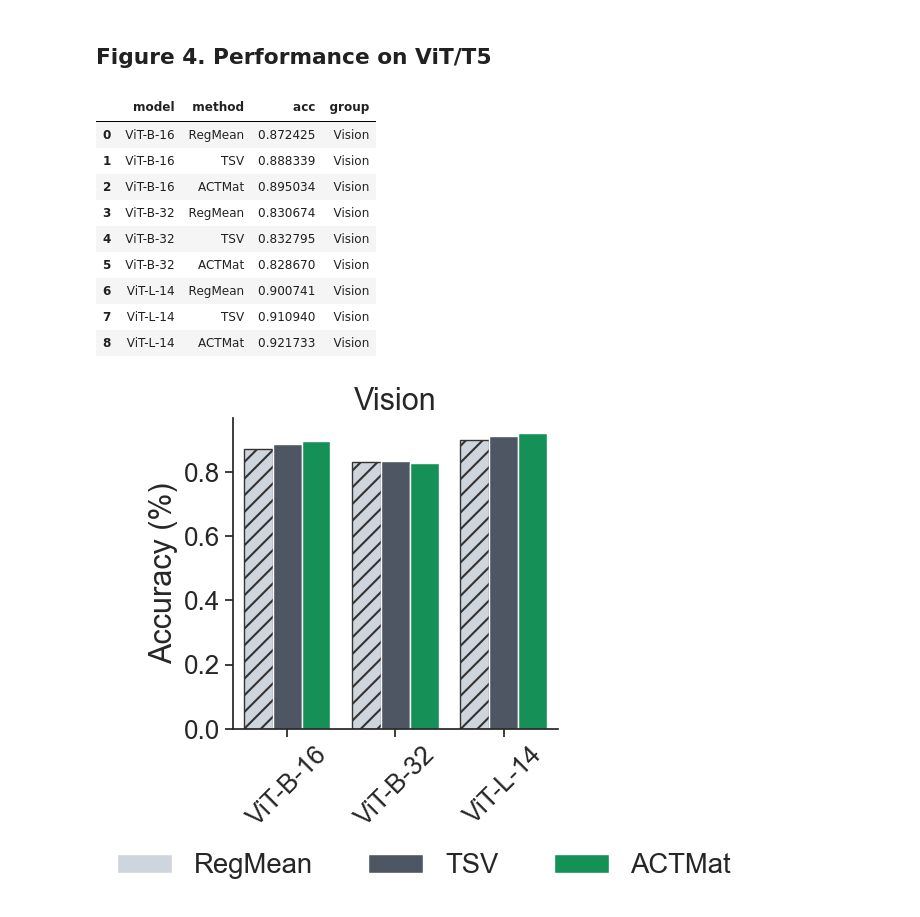
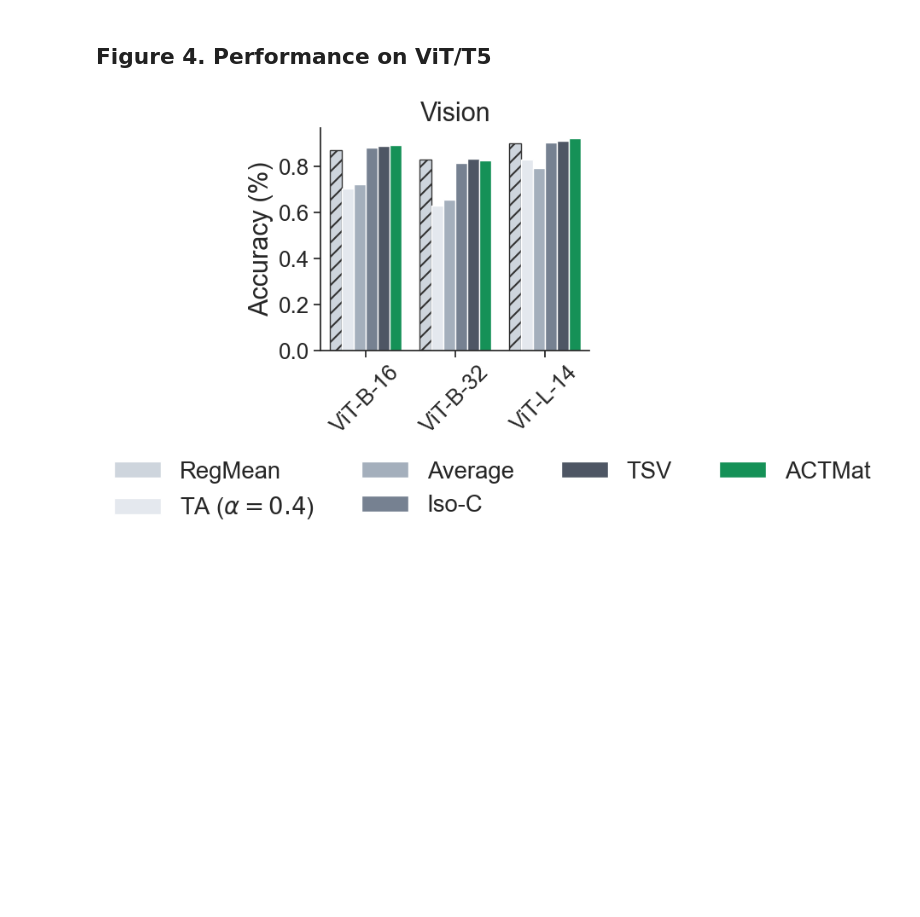
Before and after one commit to marawangamal/eigcov, a Jupyter notebook: notebooks/analysis-v2.ipynb, the cells around one changed output. Saved outputs shown, nothing was run; the diff lists cells and outputs as text; code cells hidden in the pictures; blank space fills up the shorter version.

```diff
--- a/notebooks/analysis-v2.ipynb
+++ b/notebooks/analysis-v2.ipynb
@@ -54,7 +54,7 @@ method_to_method = {
     "experts": "Experts",
     "regmean": "RegMean",
     "sum04": "TA ($\\alpha=0.4$)",
-    "mean": "Mean",
+    "mean": "Average",
     "isoc": "Iso-C",
     "tsv": "TSV",
     "eigcov": "ACTMat",
@@ -67,7 +67,7 @@ method_to_color = {
     "KNOTS-Iso-C": "#718096",
     "Average": "#A0AEC0",
     "RegMean": "#CBD5E0",
-    "TA": "#E2E8F0",
+    "TA ($\\alpha=0.4$)": "#E2E8F0",
 }
 
 method_to_hatch = {
@@ -75,7 +75,7 @@ method_to_hatch = {
     "TSV": None,
     "TA": "//",
     "RegMean": "//",
-    "Sum04": None,
+    "TA ($\\alpha=0.4$)": None,
     "Mean": None,
     "Iso-C": None,
     "KNOTS-Iso-C": None,
@@ -105,43 +105,33 @@ for model in models:
 
 df = pd.DataFrame(rows)
 df["group"] = df["model"].map(lambda x: model_to_group[x])
 df["method"] = df["method"].map(lambda x: method_to_method[x])
-display(df)
+# display(df)
 g = sns.catplot(
     data=df,
     x="model",
     hue="method",
     y="acc",
     col="group",
     kind="bar",
     palette=method_to_color,
 )
 # Formatting.
 g.set_axis_labels("", "Accuracy (%)")
 g.set_xticklabels(rotation=45)
 g.set_titles("{col_name}", fontsize=BASE_FONTSIZE)
 
 # Legend.
 g._legend.remove()
 g.fig.legend(
     *g.axes.flat[0].get_legend_handles_labels(),
     loc="lower center",
     ncol=4,
     bbox_to_anchor=(0.5, -0.1),
     title="",
     frameon=False,
 )
-g.fig.subplots_adjust(bottom=0.25)
+g.fig.subplots_adjust(bottom=0.35)
 apply_hatches(g, method_to_hatch)
 # %% [output]
-|  | model | method | acc | group |
-| 0 | ViT-B-16 | RegMean | 0.872425 | Vision |
-| 1 | ViT-B-16 | TSV | 0.888339 | Vision |
-| 2 | ViT-B-16 | ACTMat | 0.895034 | Vision |
-| 3 | ViT-B-32 | RegMean | 0.830674 | Vision |
-| 4 | ViT-B-32 | TSV | 0.832795 | Vision |
-| 5 | ViT-B-32 | ACTMat | 0.828670 | Vision |
-| 6 | ViT-L-14 | RegMean | 0.900741 | Vision |
-| 7 | ViT-L-14 | TSV | 0.910940 | Vision |
-| 8 | ViT-L-14 | ACTMat | 0.921733 | Vision |
-[figure, old version]
+[figure, new version]
```
Also changed, not shown: 10 other files.
